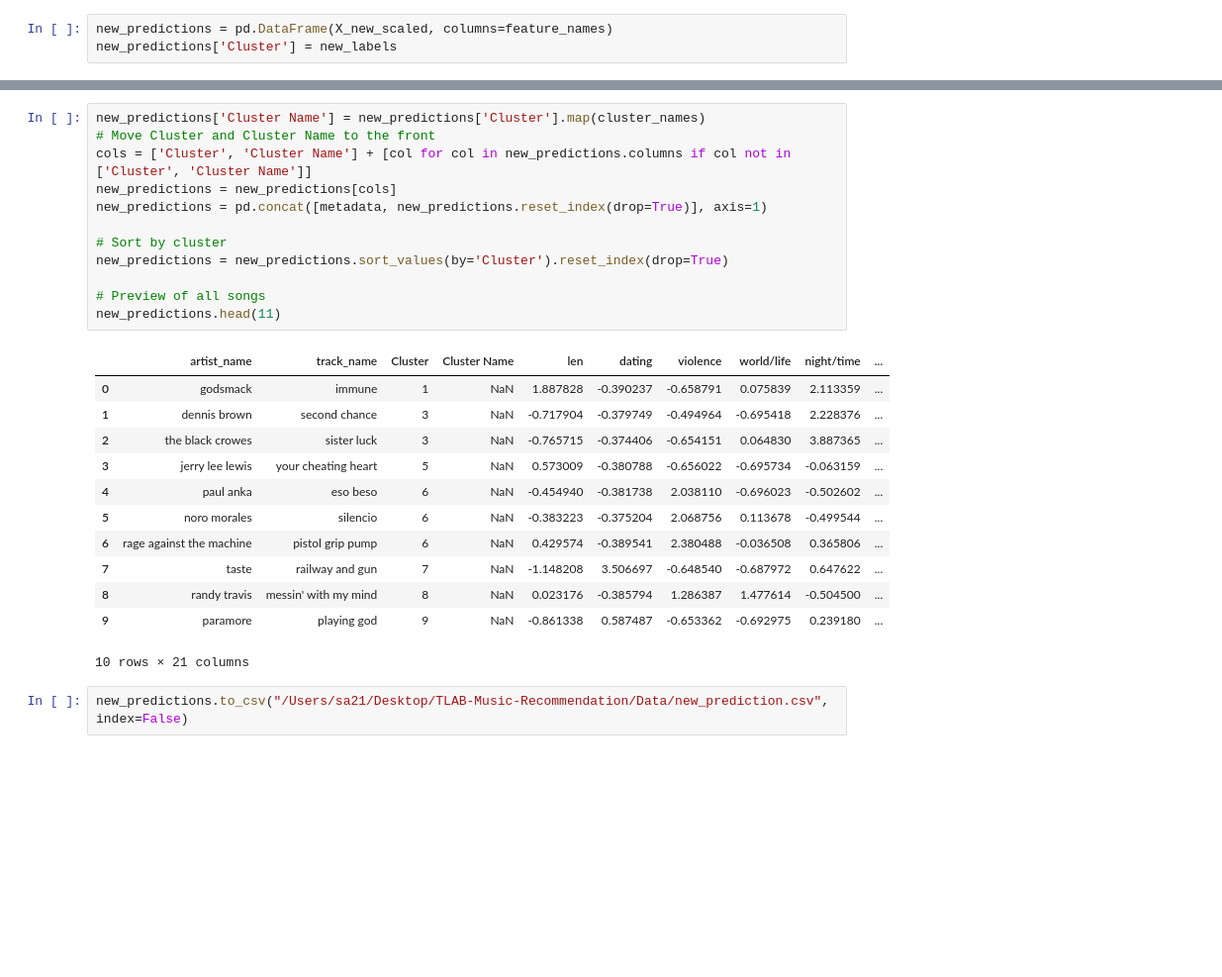
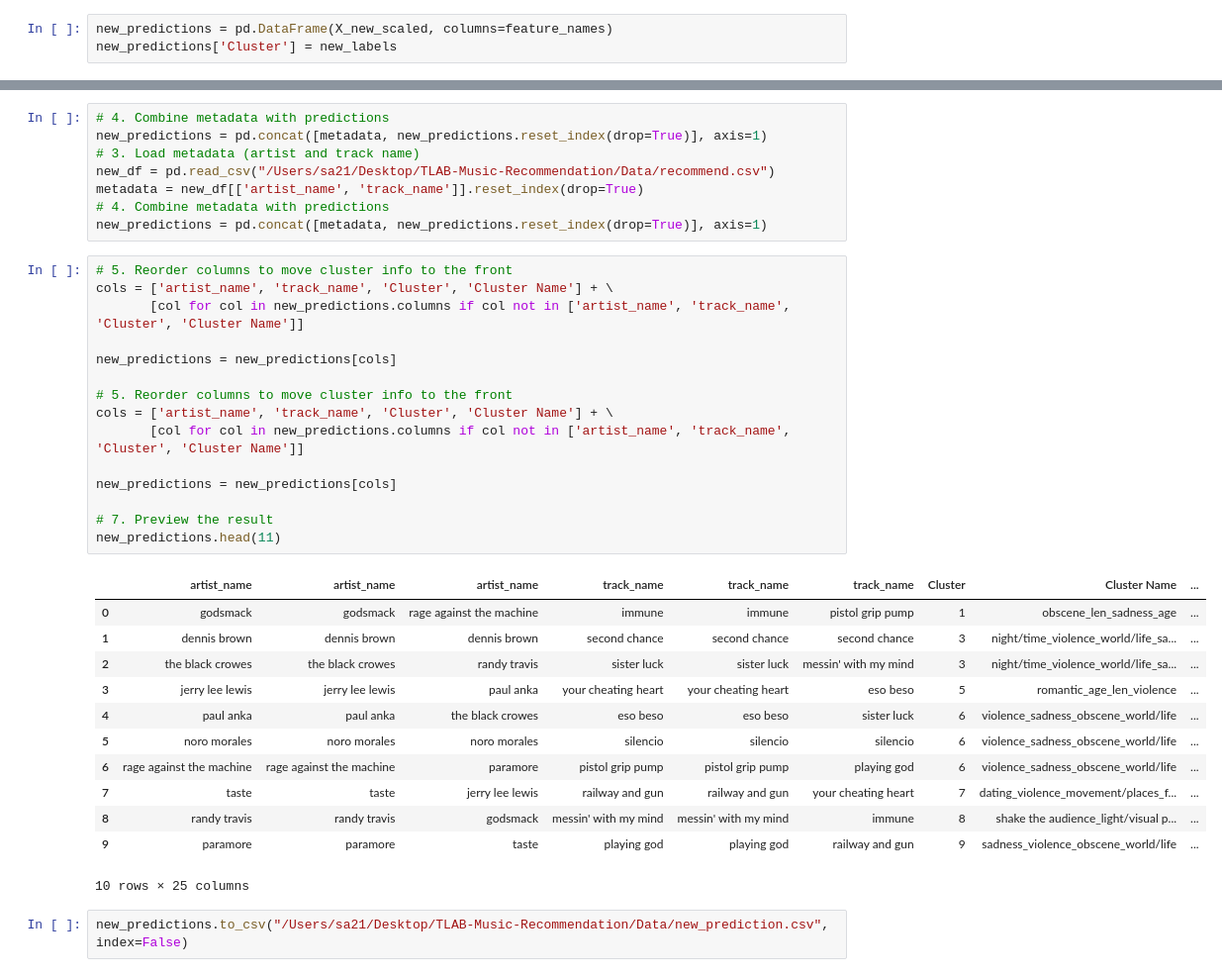
Before and after one commit to ricardijj1/TLAB-Music-Recommendation, a Jupyter notebook: Code/Modeling.ipynb, the cells around one changed output, grey strips where cells are left out. Shown at 99% size. Cells and saved outputs as stored; diff of their text form; blank space fills up the shorter version.

```diff
--- a/Code/Modeling.ipynb
+++ b/Code/Modeling.ipynb
@@ -385,30 +390,41 @@ plt.ylabel("Number of Songs")
 plt.show()
 # %% [output]
 [figure]
-# %%
-new_predictions['Cluster Name'] = new_predictions['Cluster'].map(cluster_names)
-# Move Cluster and Cluster Name to the front
-cols = ['Cluster', 'Cluster Name'] + [col for col in new_predictions.columns if col not in ['Cluster', 'Cluster Name']]
-new_predictions = new_predictions[cols]
-new_predictions = pd.concat([metadata, new_predictions.reset_index(drop=True)], axis=1)
-
-# Sort by cluster
-new_predictions = new_predictions.sort_values(by='Cluster').reset_index(drop=True)
-
-# Preview of all songs
-new_predictions.head(11)
-# %% [output]
-|  | artist_name | track_name | Cluster | Cluster Name | len | dating | violence | world/life | night/time | ... |
-| 0 | godsmack | immune | 1 | NaN | 1.887828 | -0.390237 | -0.658791 | 0.075839 | 2.113359 | ... |
-| 1 | dennis brown | second chance | 3 | NaN | -0.717904 | -0.379749 | -0.494964 | -0.695418 | 2.228376 | ... |
-| 2 | the black crowes | sister luck | 3 | NaN | -0.765715 | -0.374406 | -0.654151 | 0.064830 | 3.887365 | ... |
-| 3 | jerry lee lewis | your cheating heart | 5 | NaN | 0.573009 | -0.380788 | -0.656022 | -0.695734 | -0.063159 | ... |
-| 4 | paul anka | eso beso | 6 | NaN | -0.454940 | -0.381738 | 2.038110 | -0.696023 | -0.502602 | ... |
-| 5 | noro morales | silencio | 6 | NaN | -0.383223 | -0.375204 | 2.068756 | 0.113678 | -0.499544 | ... |
-| 6 | rage against the machine | pistol grip pump | 6 | NaN | 0.429574 | -0.389541 | 2.380488 | -0.036508 | 0.365806 | ... |
-| 7 | taste | railway and gun | 7 | NaN | -1.148208 | 3.506697 | -0.648540 | -0.687972 | 0.647622 | ... |
-| 8 | randy travis | messin' with my mind | 8 | NaN | 0.023176 | -0.385794 | 1.286387 | 1.477614 | -0.504500 | ... |
-| 9 | paramore | playing god | 9 | NaN | -0.861338 | 0.587487 | -0.653362 | -0.692975 | 0.239180 | ... |
-10 rows × 21 columns
+# %%
+# 4. Combine metadata with predictions
+new_predictions = pd.concat([metadata, new_predictions.reset_index(drop=True)], axis=1)
+# 3. Load metadata (artist and track name)
+new_df = pd.read_csv("/Users/sa21/Desktop/TLAB-Music-Recommendation/Data/recommend.csv")
+metadata = new_df[['artist_name', 'track_name']].reset_index(drop=True)
+# 4. Combine metadata with predictions
+new_predictions = pd.concat([metadata, new_predictions.reset_index(drop=True)], axis=1)
+# %%
+# 5. Reorder columns to move cluster info to the front
+cols = ['artist_name', 'track_name', 'Cluster', 'Cluster Name'] + \
+       [col for col in new_predictions.columns if col not in ['artist_name', 'track_name', 'Cluster', 'Cluster Name']]
+
+new_predictions = new_predictions[cols]
+
+# 5. Reorder columns to move cluster info to the front
+cols = ['artist_name', 'track_name', 'Cluster', 'Cluster Name'] + \
+       [col for col in new_predictions.columns if col not in ['artist_name', 'track_name', 'Cluster', 'Cluster Name']]
+
+new_predictions = new_predictions[cols]
+
+# 7. Preview the result
+new_predictions.head(11)
+# %% [output]
+|  | artist_name | artist_name | artist_name | track_name | track_name | track_name | Cluster | Cluster Name | ... |
+| 0 | godsmack | godsmack | rage against the machine | immune | immune | pistol grip pump | 1 | obscene_len_sadness_age | ... |
+| 1 | dennis brown | dennis brown | dennis brown | second chance | second chance | second chance | 3 | night/time_violence_world/life_sa... | ... |
+| 2 | the black crowes | the black crowes | randy travis | sister luck | sister luck | messin' with my mind | 3 | night/time_violence_world/life_sa... | ... |
+| 3 | jerry lee lewis | jerry lee lewis | paul anka | your cheating heart | your cheating heart | eso beso | 5 | romantic_age_len_violence | ... |
+| 4 | paul anka | paul anka | the black crowes | eso beso | eso beso | sister luck | 6 | violence_sadness_obscene_world/life | ... |
+| 5 | noro morales | noro morales | noro morales | silencio | silencio | silencio | 6 | violence_sadness_obscene_world/life | ... |
+| 6 | rage against the machine | rage against the machine | paramore | pistol grip pump | pistol grip pump | playing god | 6 | violence_sadness_obscene_world/life | ... |
+| 7 | taste | taste | jerry lee lewis | railway and gun | railway and gun | your cheating heart | 7 | dating_violence_movement/places_f... | ... |
+| 8 | randy travis | randy travis | godsmack | messin' with my mind | messin' with my mind | immune | 8 | shake the audience_light/visual p... | ... |
+| 9 | paramore | paramore | taste | playing god | playing god | railway and gun | 9 | sadness_violence_obscene_world/life | ... |
+10 rows × 25 columns
 # %%
 new_predictions.to_csv("/Users/sa21/Desktop/TLAB-Music-Recommendation/Data/new_prediction.csv", index=False)
```
Also changed, not shown: parts of 4 cells of this notebook, 1 other file.
